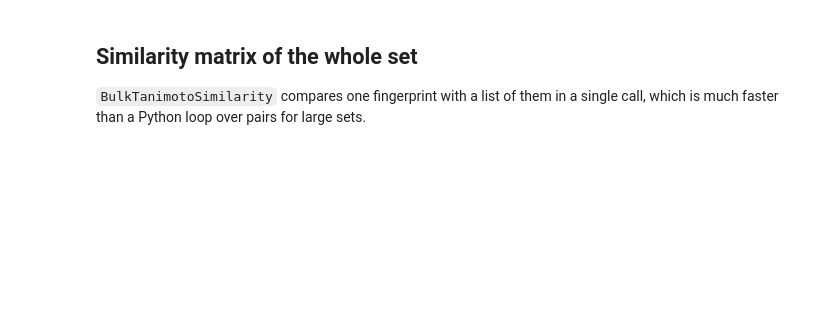
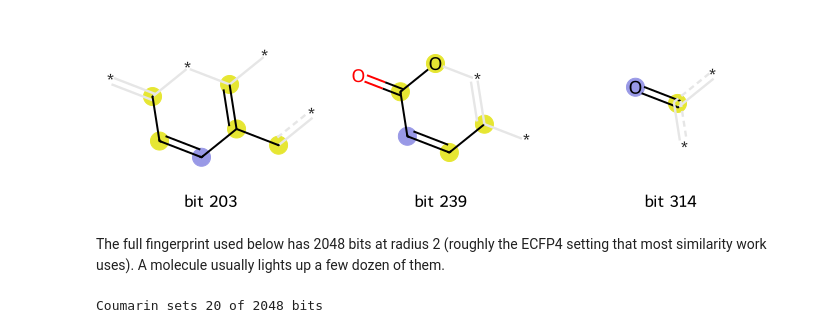
Before and after one commit to yboulaamane/comp_chem_colab, a Jupyter notebook: Tanimoto_similarity.ipynb, the cells around one changed output. Saved outputs shown, nothing was run; the diff lists cells and outputs as text; code cells hidden in the pictures; blank space fills up the shorter version.

```diff
--- a/Tanimoto_similarity.ipynb
+++ b/Tanimoto_similarity.ipynb
@@ -18,5 +25,16 @@ RDKit is not preinstalled on Colab; pandas, NumPy, scikit-learn and Matplotlib a
 # %%
 import matplotlib.pyplot as plt
 import numpy as np
+import seaborn as sns
 from rdkit import Chem, DataStructs
 from rdkit.Chem import Draw, rdFingerprintGenerator
+
+# One plotting style for the whole notebook: large fonts, soft grid, clean spines.
+sns.set_theme(style="whitegrid", context="talk", palette="muted")
+plt.rcParams.update({
+    "figure.dpi": 120,
+    "axes.titleweight": "bold",
+    "axes.titlesize": 16,
+    "axes.titlepad": 14,
+    "savefig.bbox": "tight",
+})
@@ -29,13 +50,28 @@ the same pair, so only compare values computed with the same settings.
+# %%
+morgan = rdFingerprintGenerator.GetMorganGenerator(radius=2, fpSize=2048)
+
+coumarin = Chem.MolFromSmiles("O=c1ccc2ccccc2o1")
+info = rdFingerprintGenerator.AdditionalOutput()
+info.AllocateBitInfoMap()
+morgan.GetFingerprint(coumarin, additionalOutput=info)
+
+bits = list(info.GetBitInfoMap())[:3]
+Draw.DrawMorganBits([(coumarin, b, info.GetBitInfoMap()) for b in bits],
+                    legends=[f"bit {b}" for b in bits],
+                    molsPerRow=3, subImgSize=(230, 200))
+# %% [output]
+[figure, added]
+# %% [markdown]
+The full fingerprint used below has 2048 bits at radius 2 (roughly the ECFP4 setting that most
+similarity work uses). A molecule usually lights up a few dozen of them.
 # %%
-morgan = rdFingerprintGenerator.GetMorganGenerator(radius=3, fpSize=2048)
-
-
 def fingerprint(smiles):
     mol = Chem.MolFromSmiles(smiles)
     if mol is None:
-        raise ValueError(f"RDKit cannot read this SMILES: {smiles}")
+        raise ValueError(f"RDKit could not read this SMILES: {smiles}")
     return morgan.GetFingerprint(mol)
 
 
-def tanimoto(smiles1, smiles2):
-    return round(DataStructs.TanimotoSimilarity(fingerprint(smiles1), fingerprint(smiles2)), 3)
+print("Coumarin sets", sum(fingerprint("O=c1ccc2ccccc2o1")), "of 2048 bits")
+# %% [output]
+Coumarin sets 20 of 2048 bits
@@ -60,5 +77,0 @@ Draw.MolsToGridImage([Chem.MolFromSmiles(s) for s in molecules.values()],
-# %% [markdown]
-## Similarity matrix of the whole set
-
-`BulkTanimotoSimilarity` compares one fingerprint with a list of them in a single call,
-which is much faster than a Python loop over pairs for large sets.
```
Also changed, not shown: parts of 17 cells of this notebook.
